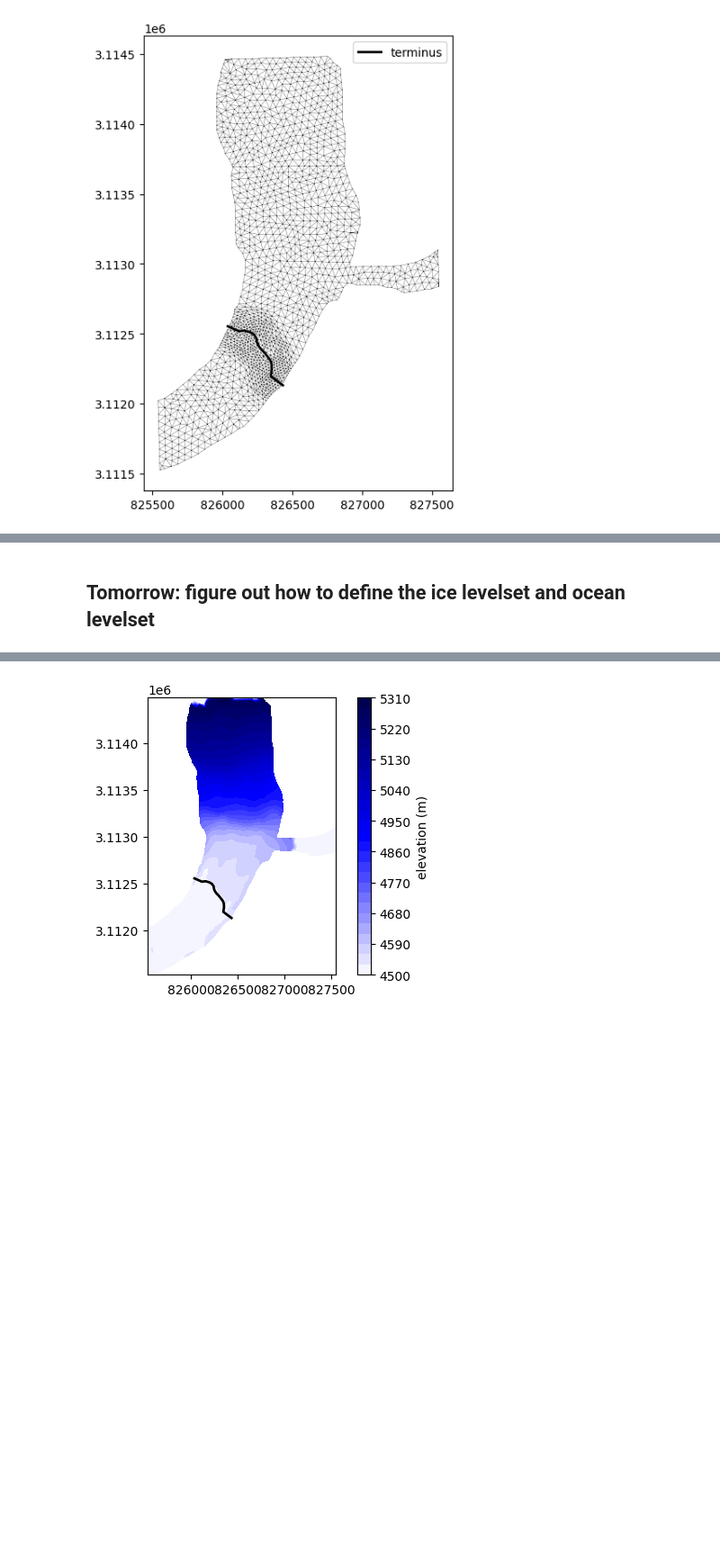
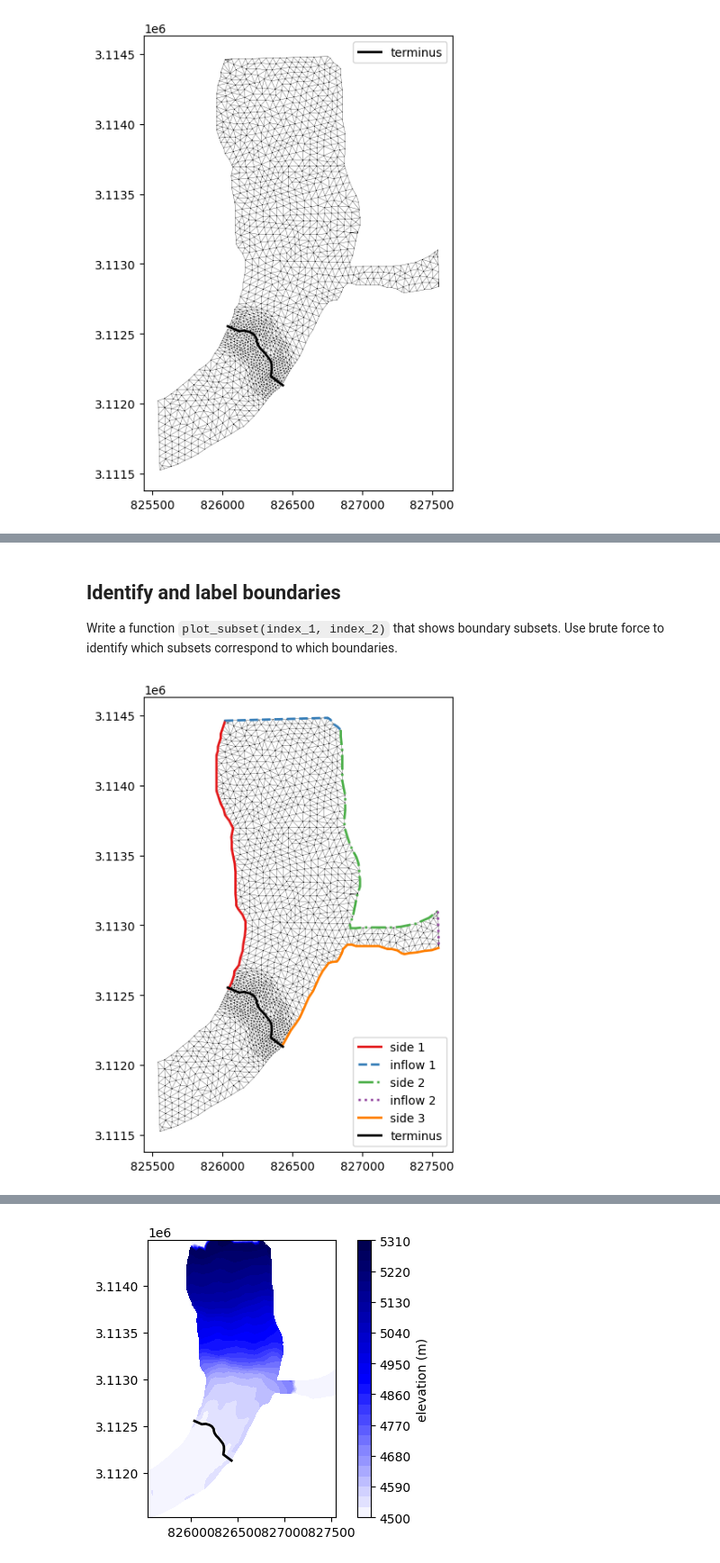
Before and after one commit to chrismiele/glimmer, a Jupyter notebook: issm/mesh_luggye.ipynb, the cells around one changed output, grey strips where cells are left out. Shown at 90% size. Saved outputs shown, nothing was run; the diff lists cells and outputs as text; code cells hidden in the pictures; blank space fills up the shorter version.

````diff
--- a/issm/mesh_luggye.ipynb
+++ b/issm/mesh_luggye.ipynb
@@ -148,2 +186,4 @@ plt.show()
 # %% [markdown]
-## Tomorrow: figure out how to define the ice levelset and ocean levelset
+## Identify and label boundaries
+
+Write a function ```plot_subset(index_1, index_2)``` that shows boundary subsets. Use brute force to identify which subsets correspond to which boundaries.
@@ -149,0 +241,28 @@ plt.show()
+# %%
+side_1 = ice_bnd_nodes[:54]
+inflow_1 = ice_bnd_nodes[53:74]
+side_2 = ice_bnd_nodes[73:119]
+inflow_2 = ice_bnd_nodes[118:125]
+side_3 = ice_bnd_nodes[124:]
+
+Gamma = {
+    'side 1':   side_1,
+    'inflow 1': inflow_1,
+    'side 2':   side_2,
+    'inflow 2': inflow_2,
+    'side 3':   side_3,
+}
+
+cmap = plt.get_cmap('Set1')
+styles = ['-', '--', '-.', ':']
+
+fig, ax = plt.subplots(figsize = (7, 7))
+ax.triplot(mx, my, elts, linewidth = 0.2, color = 'k')
+for i, (name, nodes) in enumerate(Gamma.items()):
+    ax.plot(mx[nodes], my[nodes], lw = 2, color = cmap(i), linestyle = styles[i % 4], label = name)
+ax.plot(tx, ty, color ='k', lw = 2, label = 'terminus')
+ax.set_aspect('equal')
+ax.legend()
+plt.show()
+# %% [output]
+[figure, added]
````
Also changed, not shown: parts of 7 cells of this notebook.
